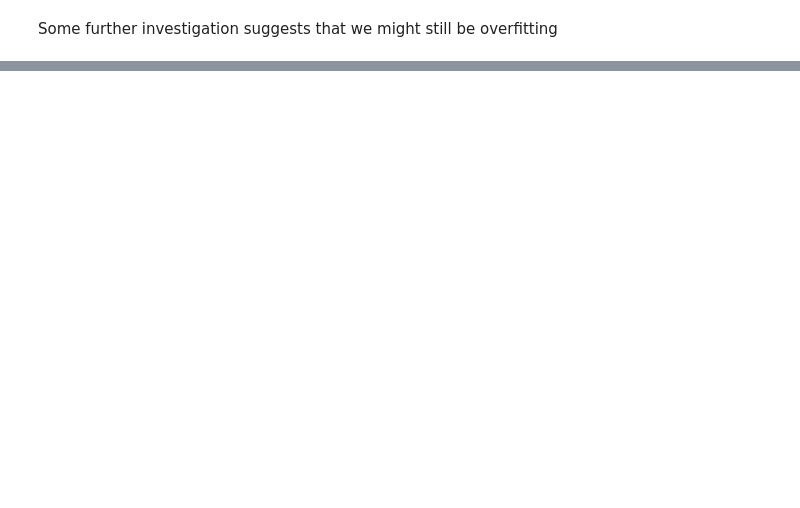
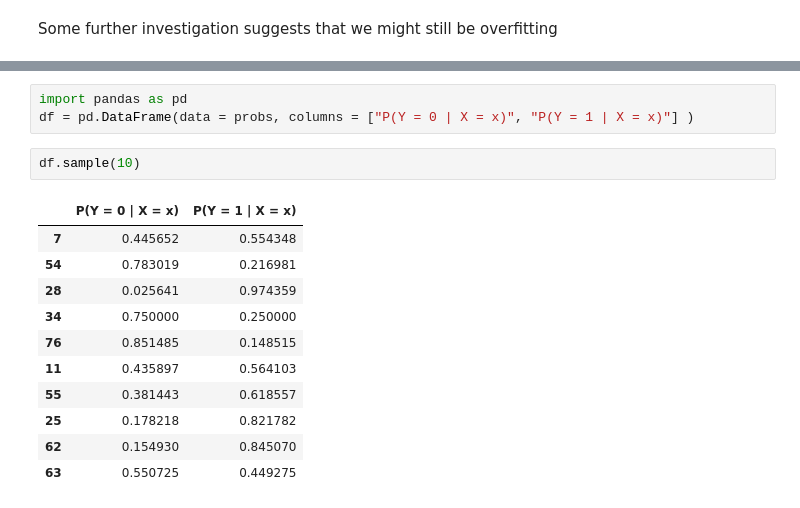
Before and after one commit to rguo123/conditional_entropy_forests, a Jupyter notebook: Preventing Overfitting in Random Forest Estimate.ipynb, the cells around one changed output, grey strips where cells are left out. Drawn from its saved outputs; the diff is of its cells as text; blank space fills up the shorter version.

```diff
--- a/Preventing Overfitting in Random Forest Estimate.ipynb
+++ b/Preventing Overfitting in Random Forest Estimate.ipynb
@@ -500,0 +332,17 @@ Averaging these entropies won't balance themselves out. We would ideally like to
+# %%
+import pandas as pd
+df = pd.DataFrame(data = probs, columns = ["P(Y = 0 | X = x)", "P(Y = 1 | X = x)"] )
+# %%
+df.sample(10)
+# %% [output]
+|  | P(Y = 0 | X = x) | P(Y = 1 | X = x) |
+| 7 | 0.445652 | 0.554348 |
+| 54 | 0.783019 | 0.216981 |
+| 28 | 0.025641 | 0.974359 |
+| 34 | 0.750000 | 0.250000 |
+| 76 | 0.851485 | 0.148515 |
+| 11 | 0.435897 | 0.564103 |
+| 55 | 0.381443 | 0.618557 |
+| 25 | 0.178218 | 0.821782 |
+| 62 | 0.154930 | 0.845070 |
+| 63 | 0.550725 | 0.449275 |
```
Also changed, not shown: parts of 9 cells of this notebook, 5 other files.
